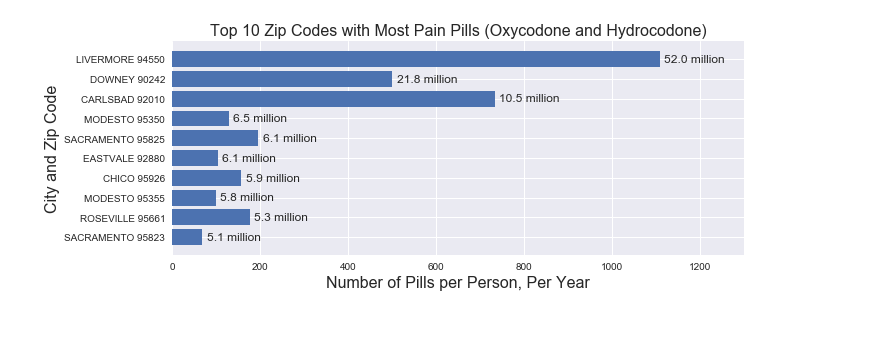
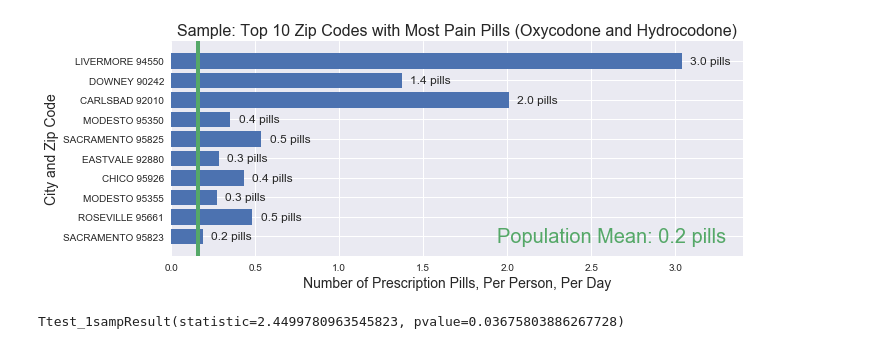
Before and after one commit to davidjaimes/pain-pills-in-the-usa, a Jupyter notebook: David/census/pills-per-person.ipynb, the cells around one changed output. Saved outputs shown, nothing was run; the diff lists cells and outputs as text; code cells hidden in the pictures.

Commit message:
add pill concentrations

```diff
--- a/David/census/pills-per-person.ipynb
+++ b/David/census/pills-per-person.ipynb
@@ -5,7 +5,7 @@ import matplotlib.pyplot as plt
 %matplotlib inline
 # %%
 df = pd.read_csv('data/table1_zcta.csv')
-zipcode = pd.read_csv('../arcos-ca/pills.csv')
-zipcode = zipcode.head(10)
+zipcode = pd.read_csv('../arcos-ca/pills-per-zipcode.csv')
+zipcode = zipcode.head(500)
 # %%
 merge = pd.merge(zipcode, df, how='left', on='Zip Code')
@@ -27,18 +15,35 @@ merge
-# %%
-plt.figure(figsize=(10, 4))
-plt.style.use('seaborn')
-ncity = np.arange(1, 11)
-plt.barh(ncity, merge['Pills Per Person'], zorder=3)
-plt.title('Top 10 Zip Codes with Most Pain Pills (Oxycodone and Hydrocodone)', size=16)
-yticklabels = []
-for i, (p, pp) in enumerate(zip(merge['Pills'], merge['Pills Per Person'])):
-    plt.text(pp+10, i+1, f'{p/1e6:.1f} million', verticalalignment='center', size=12)
-    yticklabels.append(merge['City'].iloc[i] + ' ' + str(merge['Zip Code'].iloc[i]))
-plt.xlim(0, 1300)
-plt.yticks(ncity, yticklabels)
-plt.xlabel('Number of Pills per Person, Per Year', size=16)
-plt.ylabel('City and Zip Code', size=16)
-plt.tight_layout()
-plt.savefig('images/top10-pills-per-person.png', dpi=300)
-# %% [output]
-[figure, removed]
+# %%
+plt.figure(figsize=(10, 4))
+plt.style.use('seaborn')
+
+# Set new y tick labels
+yticks = np.arange(len(sample))
+yticklabels = [f'{x} {y}' for x, y in zip(sample.City, sample['Zip Code'])]
+
+# Plot histograms and lines
+plt.barh(yticks, sample['Pills Per Person Per Day'])
+plt.vlines(population['Pills Per Person Per Day'].mean(), -1, 10, color='C1', lw=4)
+
+# Text annotations
+for i, p in enumerate(sample['Pills Per Person Per Day']):
+    plt.text(p+0.05, i, f'{p:.1f} pills', verticalalignment='center', size=12)
+plt.text(3.3, 0, f"Population Mean: {population['Pills Per Person Per Day'].mean():.1f} pills",
+         size=20, color='C1', horizontalalignment='right',
+         verticalalignment='center')
+
+    # Final layout changes
+plt.yticks(yticks, yticklabels)
+plt.xlim(0, 3.4)
+plt.ylim(-1, 10)
+plt.title('Sample: Top 10 Zip Codes with Most Pain Pills (Oxycodone and Hydrocodone)', size=16)
+plt.xlabel('Number of Prescription Pills, Per Person, Per Day', size=14)
+plt.ylabel('City and Zip Code', size=14)
+plt.tight_layout()
+plt.savefig('images/top10-pills-per-person.png', dpi=300)
+# %% [output]
+[figure, added]
+# %%
+import scipy.stats as stats
+stats.ttest_1samp(sample['Pills Per Person Per Day'], population['Pills Per Person Per Day'].mean())
+# %% [output]
+Ttest_1sampResult(statistic=2.4499780963545823, pvalue=0.03675803886267728)
```
Also changed, not shown: parts of 1 cell of this notebook, 1 other file.
